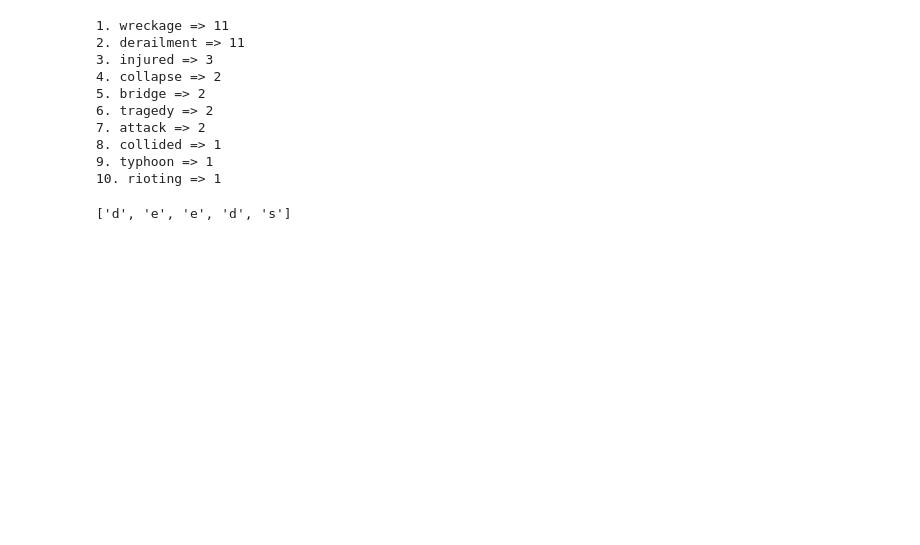
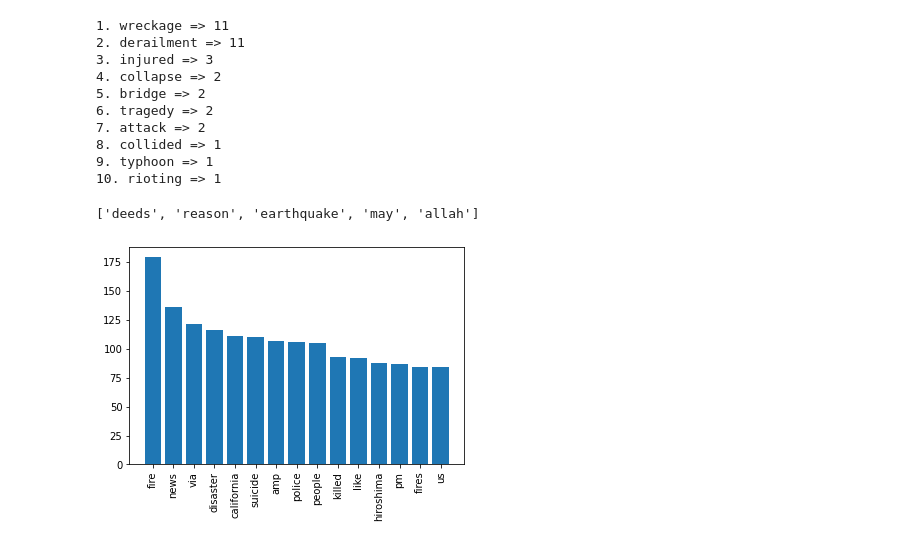
Before and after one commit to andro095/Data-Science, a Jupyter notebook: Project2/Project2_Analisis.ipynb, the cells around one changed output. Saved outputs shown, nothing was run; the diff lists cells and outputs as text; code cells hidden in the pictures; blank space fills up the shorter version.

Commit message:
histograma text

```diff
--- a/Project2/Project2_Analisis.ipynb
+++ b/Project2/Project2_Analisis.ipynb
@@ -60,6 +60,20 @@ def generate_word_cloud(arr,title):
   plt.imshow(word_map)
   plt.title("Nube de palabras " + title)
   plt.show()
+# %%
+def generate_histogramas(dt, column_name, separator):
+  dt[column_name] = dt[column_name].astype(str)
+  cat = [line.split(separator) for line in dt[column_name]]
+  cat = [y for x in cat for y in x]
+  print(cat[:5])
+  words_count = dict((x,cat.count(x)) for x in set(cat))
+  sort_orders = sorted(words_count.items(), key=lambda x: x[1], reverse=True)
+
+  first_15 = sort_orders[:15]
+
+  plt.bar([x[0] for x in first_15], [x[1] for x in first_15])
+  plt.xticks(rotation=90)
+  plt.show()
 # %% [markdown]
 ## Nube de palabras
 <br>
@@ -179,4 +189,5 @@ for (index, keyword) in data_tw.iterrows():
-# %%
-print(words[:5])
-# %% [output]
-['d', 'e', 'e', 'd', 's']
+# %%
+generate_histogramas(data_tw, 'text', ' ')
+# %% [output]
+['deeds', 'reason', 'earthquake', 'may', 'allah']
+[figure, added]
```
Also changed, not shown: parts of 1 cell of this notebook.
